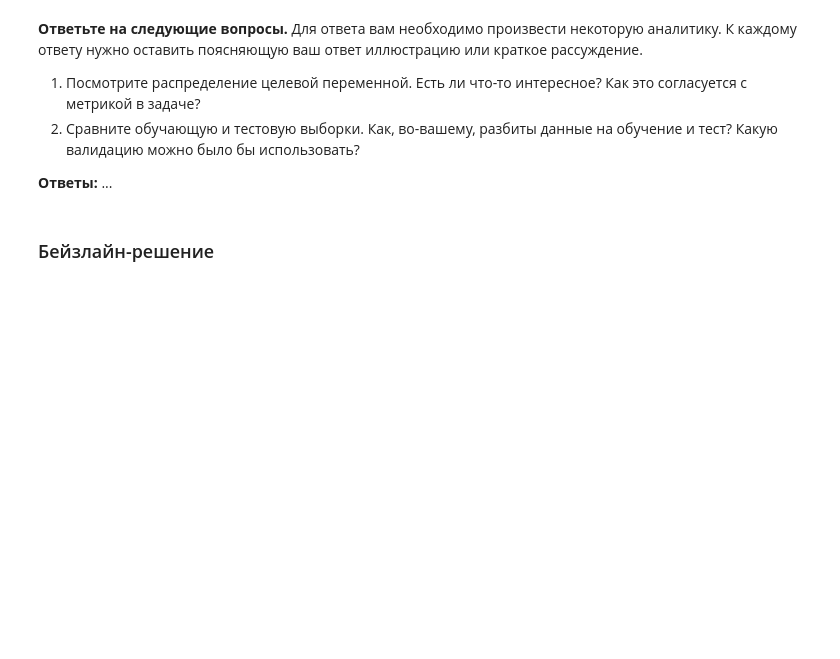
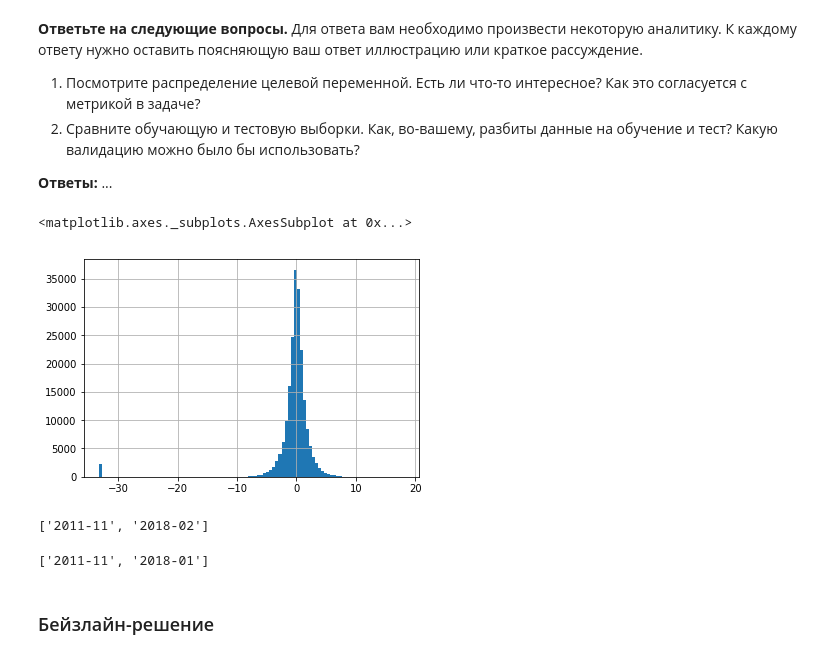
Before and after one commit to vbaryshev4/Data_Science, a Jupyter notebook: hse_ml/Advanced/Kaggle/hse-ds-competition-task.ipynb, the cells around one changed output. Drawn from its saved outputs; the diff is of its cells as text; code cells hidden in the pictures; blank space fills up the shorter version.

```diff
--- a/hse_ml/Advanced/Kaggle/hse-ds-competition-task.ipynb
+++ b/hse_ml/Advanced/Kaggle/hse-ds-competition-task.ipynb
@@ -22,5 +38,7 @@ Populating the interactive namespace from numpy and matplotlib
 # %%
 data_dir = 'elo-merchant-category-recommendation/'
 # %%
-train = pd.read_csv(data_dir + 'train.csv')
-test = pd.read_csv(data_dir + 'test.csv')
+df_train = pd.read_csv(data_dir + '/train.csv')
+df_test = pd.read_csv(data_dir + '/test.csv')
+df_hist_trans = pd.read_csv(data_dir + '/historical_transactions.csv')
+df_new_merchant_trans = pd.read_csv(data_dir + '/new_merchant_transactions.csv')
@@ -84,0 +77,11 @@ merchants.head()
+# %%
+# Распределение целевой переменной - нормальное
+# Есть выброс.
+# RMSE – квадратичная функция. Следовательно чем больше мы ошибаемся, тем существенно больше штраф.
+# В отличае от MAE(линейной функции). Где ошибка пропорциональна штрафу.
+# Вот это вот выброс слева на графике может испаганить нам всю картину.
+# На то он и выброс.
+df_train.target.hist(bins = 100)
+# %% [output]
+<matplotlib.axes._subplots.AxesSubplot at 0x...>
+[figure, added]
@@ -84,0 +94,8 @@ merchants.head()
+# %%
+[train_dates.min(), train_dates.max()]
+# %% [output]
+['2011-11', '2018-02']
+# %%
+[test_dates.min(), test_dates.max()]
+# %% [output]
+['2011-11', '2018-01']
```
Also changed, not shown: parts of 42 cells of this notebook, 1 other file.
